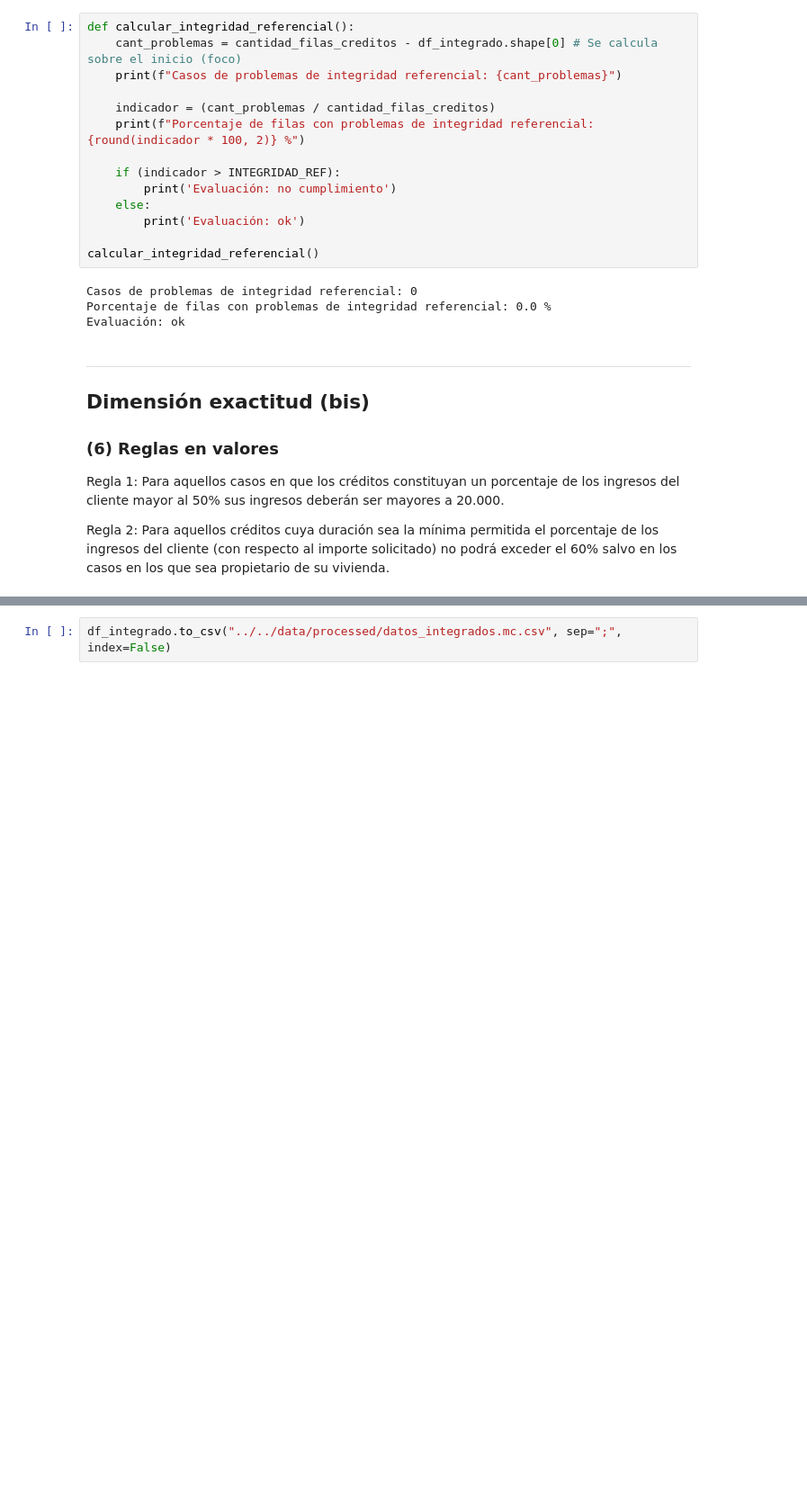
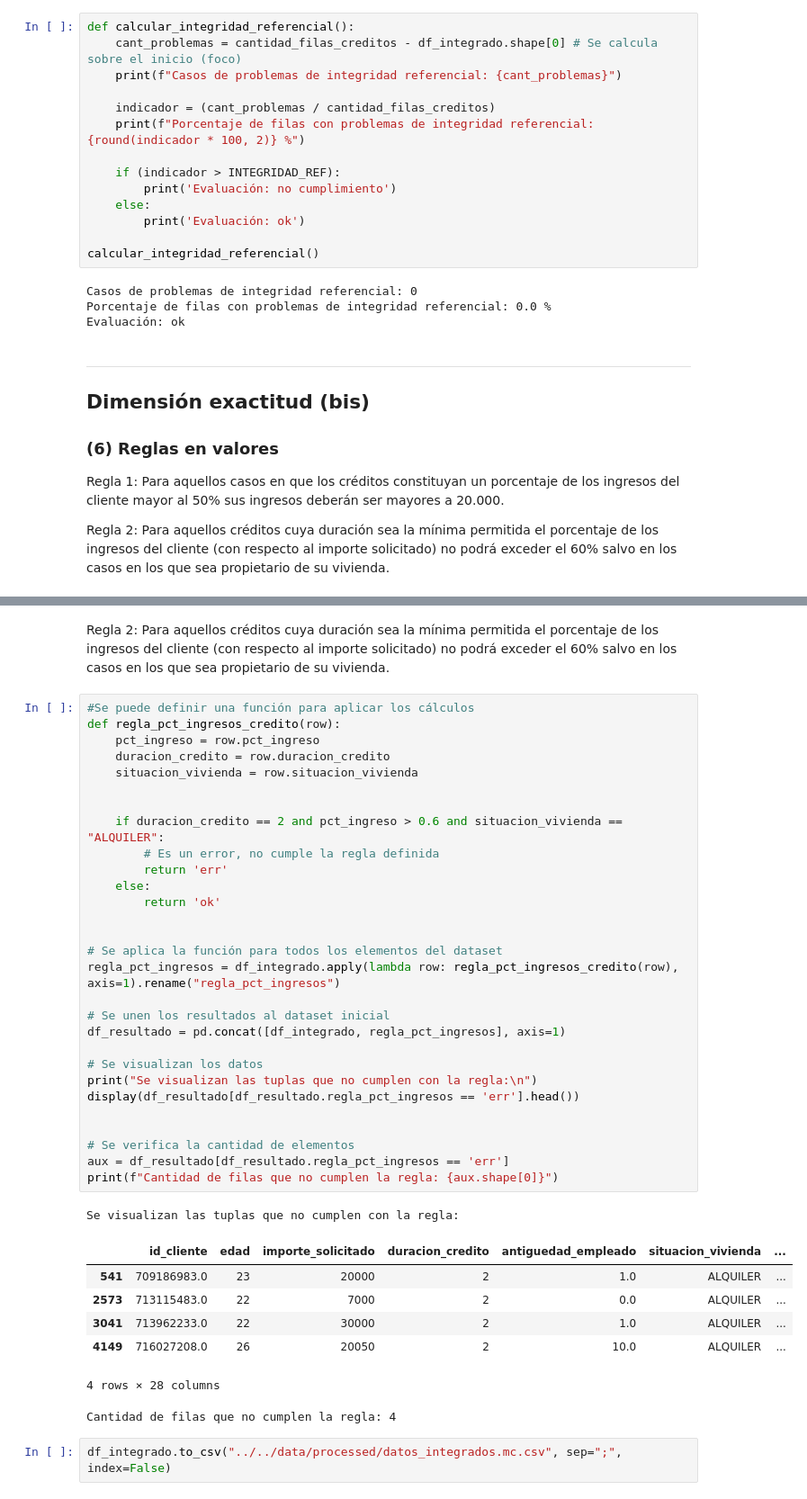
Before and after one commit to JhonFajardoRodas/13MBID-OCT2324, a Jupyter notebook: notebooks/comprension_datos/CD03-Verificacion-calidad.ipynb, the cells around one changed output, grey strips where cells are left out. Shown at 90% size. Cells and saved outputs as stored; diff of their text form; blank space fills up the shorter version.

```diff
--- a/notebooks/comprension_datos/CD03-Verificacion-calidad.ipynb
+++ b/notebooks/comprension_datos/CD03-Verificacion-calidad.ipynb
@@ -702,3 +768,43 @@ Se visualizan las tuplas que no cumplen con la regla:
 Cantidad de filas que no cumplen la regla: 15
+# %% [markdown]
+Regla 2: Para aquellos créditos cuya duración sea la mínima permitida el porcentaje de los ingresos del cliente (con respecto al importe solicitado) no podrá exceder el 60% salvo en los casos en los que sea propietario de su vivienda.
+# %%
+#Se puede definir una función para aplicar los cálculos
+def regla_pct_ingresos_credito(row):
+    pct_ingreso = row.pct_ingreso
+    duracion_credito = row.duracion_credito
+    situacion_vivienda = row.situacion_vivienda
+
+
+    if duracion_credito == 2 and pct_ingreso > 0.6 and situacion_vivienda == "ALQUILER":
+        # Es un error, no cumple la regla definida
+        return 'err'
+    else:
+        return 'ok'
+
+
+# Se aplica la función para todos los elementos del dataset
+regla_pct_ingresos = df_integrado.apply(lambda row: regla_pct_ingresos_credito(row), axis=1).rename("regla_pct_ingresos")
+
+# Se unen los resultados al dataset inicial
+df_resultado = pd.concat([df_integrado, regla_pct_ingresos], axis=1)
+
+# Se visualizan los datos
+print("Se visualizan las tuplas que no cumplen con la regla:\n")
+display(df_resultado[df_resultado.regla_pct_ingresos == 'err'].head())
+
+
+# Se verifica la cantidad de elementos
+aux = df_resultado[df_resultado.regla_pct_ingresos == 'err']
+print(f"Cantidad de filas que no cumplen la regla: {aux.shape[0]}")
+# %% [output]
+Se visualizan las tuplas que no cumplen con la regla:
+|  | id_cliente | edad | importe_solicitado | duracion_credito | antiguedad_empleado | situacion_vivienda | ... |
+| 541 | 709186983.0 | 23 | 20000 | 2 | 1.0 | ALQUILER | ... |
+| 2573 | 713115483.0 | 22 | 7000 | 2 | 0.0 | ALQUILER | ... |
+| 3041 | 713962233.0 | 22 | 30000 | 2 | 1.0 | ALQUILER | ... |
+| 4149 | 716027208.0 | 26 | 20050 | 2 | 10.0 | ALQUILER | ... |
+4 rows × 28 columns
+Cantidad de filas que no cumplen la regla: 4
 # %%
 df_integrado.to_csv("../../data/processed/datos_integrados.mc.csv", sep=";", index=False)
```
Also changed, not shown: parts of 6 cells of this notebook, 1 other file.
